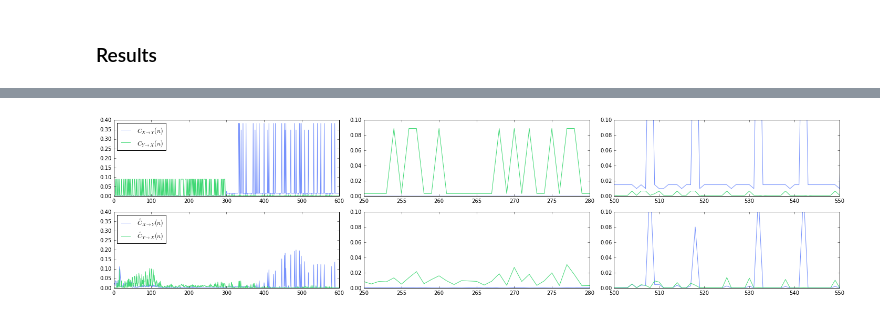
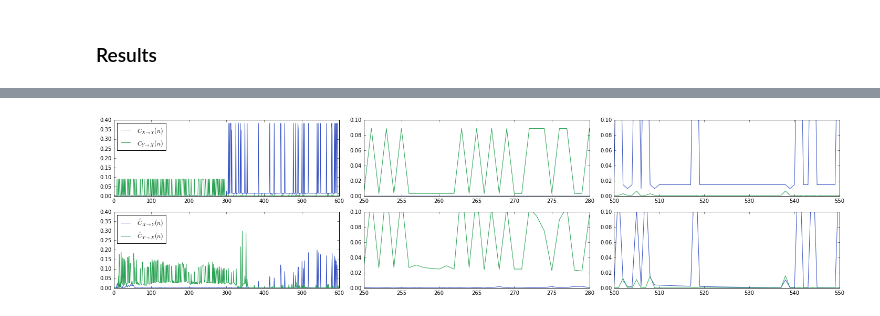
Before and after one commit to gabeschamberg/sample-path-causal-measure, a Jupyter notebook: notebooks/isit_simulation.ipynb, the cells around one changed output, grey strips where cells are left out. Saved outputs shown, nothing was run; the diff lists cells and outputs as text; code cells hidden in the pictures.

```diff
--- a/notebooks/isit_simulation.ipynb
+++ b/notebooks/isit_simulation.ipynb
@@ -291,37 +320,39 @@ C_xy, C_yx = compute_causality(X,Y,thetas,gammas,Ns,plot=False)
 # %%
+(C_xy,C_yx,C_xy_hat,C_yx_hat) = pickle.load( open('results.pkl','rb'))
+
 fig, [[true,twin1,twin2],[est,ewin1,ewin2]] = plt.subplots(2,3,figsize=(20,5))
 
-true.plot(C_xy,label=r'$C_{X \rightarrow Y}(n)$',c='#7691fc')
-true.plot(C_yx,label=r'$C_{Y \rightarrow X}(n)$',c='#41d875')
+true.plot(C_xy,label=r'$C_{X \rightarrow Y}(n)$',c='#3853c1')
+true.plot(C_yx,label=r'$C_{Y \rightarrow X}(n)$',c='#2aa354')
 true.legend(loc='upper left')
 true.set_ylim([0,0.4])
 
-twin1.plot(C_xy,c='#7691fc')
-twin1.plot(C_yx,c='#41d875')
+twin1.plot(C_xy,c='#3853c1')
+twin1.plot(C_yx,c='#2aa354')
 twin1.set_ylim([0,0.1])
 twin1.set_xlim([250,280])
 
-twin2.plot(C_xy,c='#7691fc')
-twin2.plot(C_yx,c='#41d875')
+twin2.plot(C_xy,c='#3853c1')
+twin2.plot(C_yx,c='#2aa354')
 twin2.set_ylim([0,0.1])
 twin2.set_xlim([500,550])
 
-est.plot(C_xy_hat,label=r'$\hat{C}_{X \rightarrow Y}(n)$',c='#7691fc')
-est.plot(C_yx_hat,label=r'$\hat{C}_{Y \rightarrow X}(n)$',c='#41d875')
+est.plot(C_xy_hat,label=r'$\hat{C}_{X \rightarrow Y}(n)$',c='#3853c1')
+est.plot(C_yx_hat,label=r'$\hat{C}_{Y \rightarrow X}(n)$',c='#2aa354')
 est.legend(loc='upper left')
 est.set_ylim([0,0.4])
 
-ewin1.plot(C_xy_hat,c='#7691fc')
-ewin1.plot(C_yx_hat,c='#41d875')
+ewin1.plot(C_xy_hat,c='#3853c1')
+ewin1.plot(C_yx_hat,c='#2aa354')
 ewin1.set_ylim([0,0.1])
 ewin1.set_xlim([250,280])
 
-ewin2.plot(C_xy_hat,c='#7691fc')
-ewin2.plot(C_yx_hat,c='#41d875')
+ewin2.plot(C_xy_hat,c='#3853c1')
+ewin2.plot(C_yx_hat,c='#2aa354')
 ewin2.set_ylim([0,0.1])
 ewin2.set_xlim([500,550])
 
 fig.tight_layout()
-#plt.savefig('results.png',dpi=500);
+plt.savefig('results.png',dpi=500);
 # %% [output]
-[figure, old version]
+[figure, new version]
```
Also changed, not shown: parts of 8 cells of this notebook.
